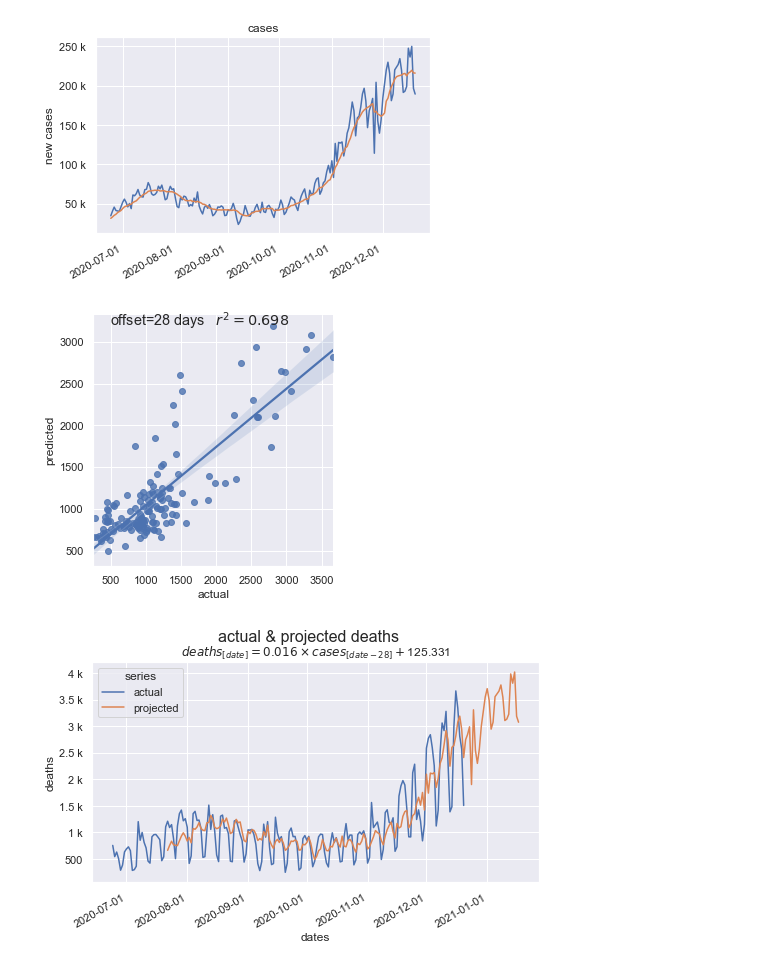
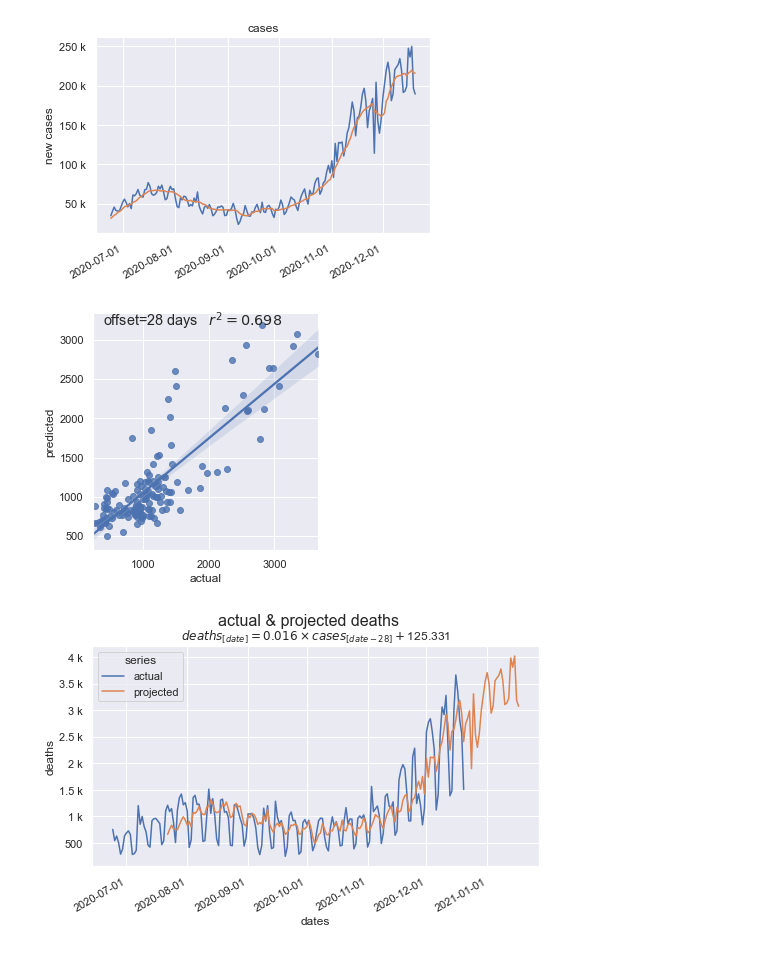
Before and after one commit to dkackman/covid, a Jupyter notebook: covid-linear-regression.ipynb, the cells around one changed output. Cells and saved outputs as stored; diff of their text form; code cells hidden in the pictures.

Commit message:
bbox_inches='tight' when saving images

```diff
--- a/covid-linear-regression.ipynb
+++ b/covid-linear-regression.ipynb
@@ -53,13 +53,13 @@ plt.show()
 # %%
 model = BestFitModel(df[['new_cases']], df['new_deaths'], MAX_OFFSET)
 
 fig = sns.lmplot(data= pd.DataFrame({'predicted': model.predictions, 'actual': model.actuals}), x="actual", y="predicted").fig
 fig.suptitle(rf"offset={model.offset} days   $r^2={round(model.r2,3)}$")
-fig.set_size_inches(4, 4)
+fig.set_size_inches(3.75, 3.75)
 
-fig.savefig("daily.png")
+fig.savefig("daily.png", bbox_inches='tight')
 # %% [output]
-[figure, old version]
+[figure, new version]
 # %%
 data = Predict(model, df["date"], df[['new_cases']], df['new_deaths'])
 
```
Also changed, not shown: parts of 4 cells of this notebook, 5 other files.
